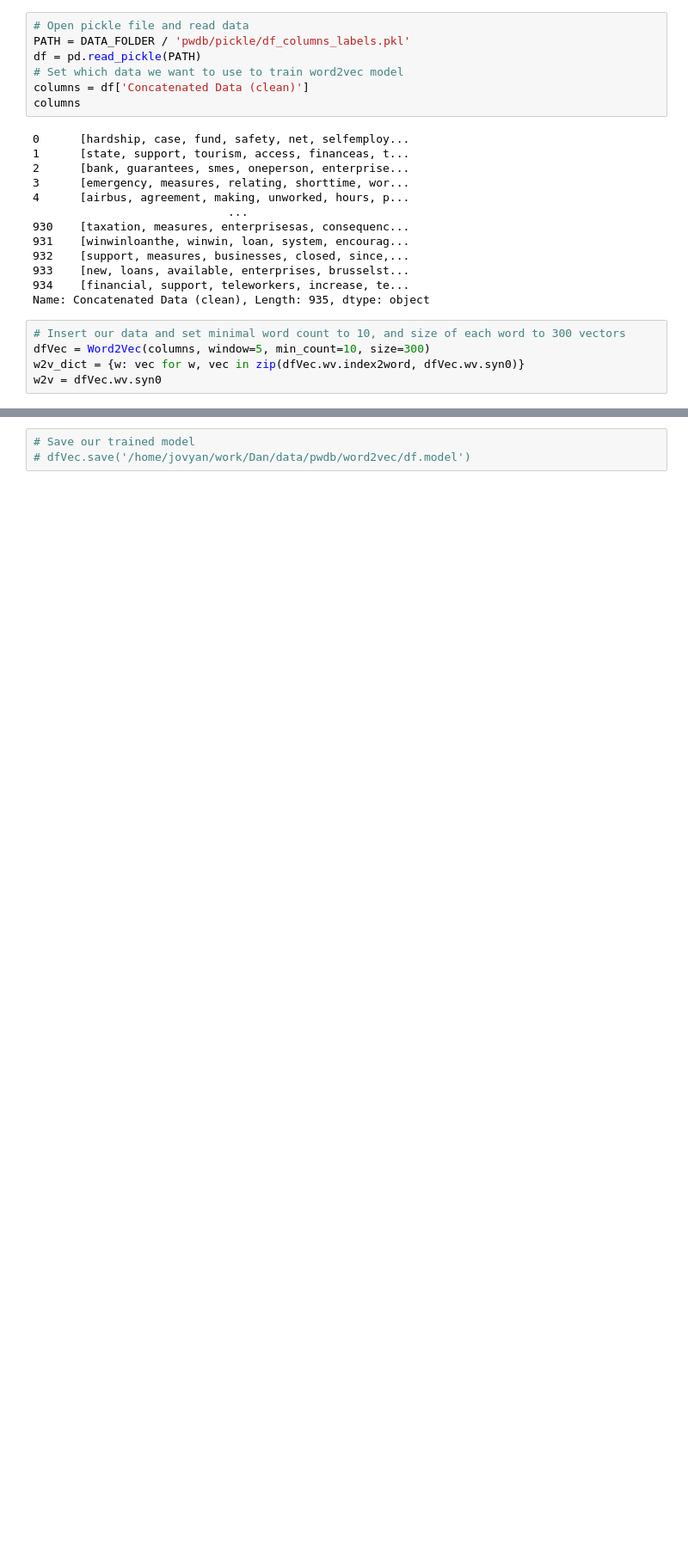
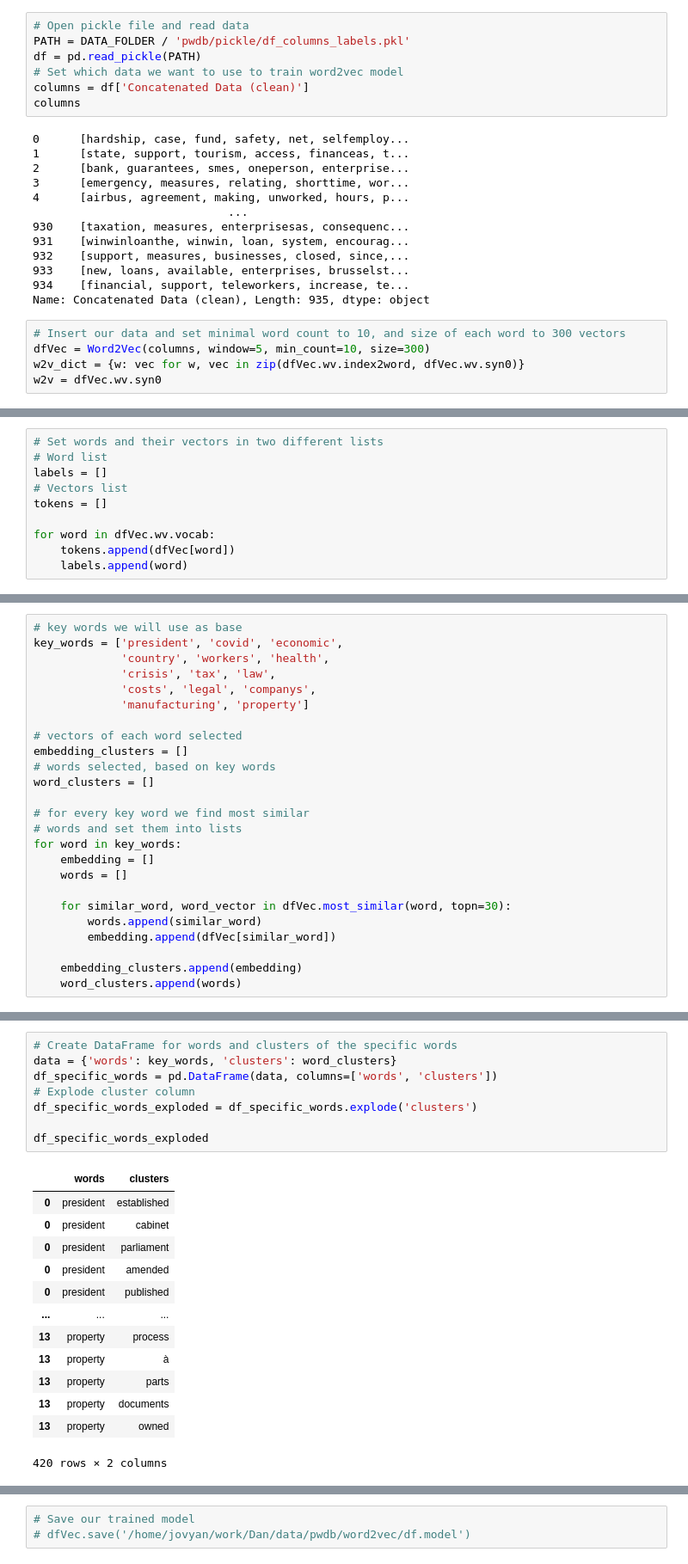
Before and after one commit to meaningfy-ws/sem-covid, a Jupyter notebook: notebooks/pwdb/algorithms/word2vec.ipynb, the cells around one changed output, grey strips where cells are left out. Shown at 86% size. Cells and saved outputs as stored; diff of their text form; blank space fills up the shorter version.

```diff
--- a/notebooks/pwdb/algorithms/word2vec.ipynb
+++ b/notebooks/pwdb/algorithms/word2vec.ipynb
@@ -53,0 +93,10 @@ dfVec.most_similar('president')
+# %%
+# Set words and their vectors in two different lists
+# Word list
+labels = []
+# Vectors list
+tokens = []
+
+for word in dfVec.wv.vocab:
+    tokens.append(dfVec[word])
+    labels.append(word)
@@ -53,0 +139,25 @@ dfVec.most_similar('president')
+# %%
+# key words we will use as base
+key_words = ['president', 'covid', 'economic',
+             'country', 'workers', 'health',
+             'crisis', 'tax', 'law',
+             'costs', 'legal', 'companys',
+             'manufacturing', 'property']
+
+# vectors of each word selected
+embedding_clusters = []
+# words selected, based on key words
+word_clusters = []
+
+# for every key word we find most similar
+# words and set them into lists
+for word in key_words:
+    embedding = []
+    words = []
+
+    for similar_word, word_vector in dfVec.most_similar(word, topn=30):
+        words.append(similar_word)
+        embedding.append(dfVec[similar_word])
+
+    embedding_clusters.append(embedding)
+    word_clusters.append(words)
@@ -53,0 +178,22 @@ dfVec.most_similar('president')
+# %%
+# Create DataFrame for words and clusters of the specific words
+data = {'words': key_words, 'clusters': word_clusters}
+df_specific_words = pd.DataFrame(data, columns=['words', 'clusters'])
+# Explode cluster column
+df_specific_words_exploded = df_specific_words.explode('clusters')
+
+df_specific_words_exploded
+# %% [output]
+|  | words | clusters |
+| 0 | president | established |
+| 0 | president | cabinet |
+| 0 | president | parliament |
+| 0 | president | amended |
+| 0 | president | published |
+| ... | ... | ... |
+| 13 | property | process |
+| 13 | property | à |
+| 13 | property | parts |
+| 13 | property | documents |
+| 13 | property | owned |
+420 rows × 2 columns
```
Also changed, not shown: parts of 13 cells of this notebook.
